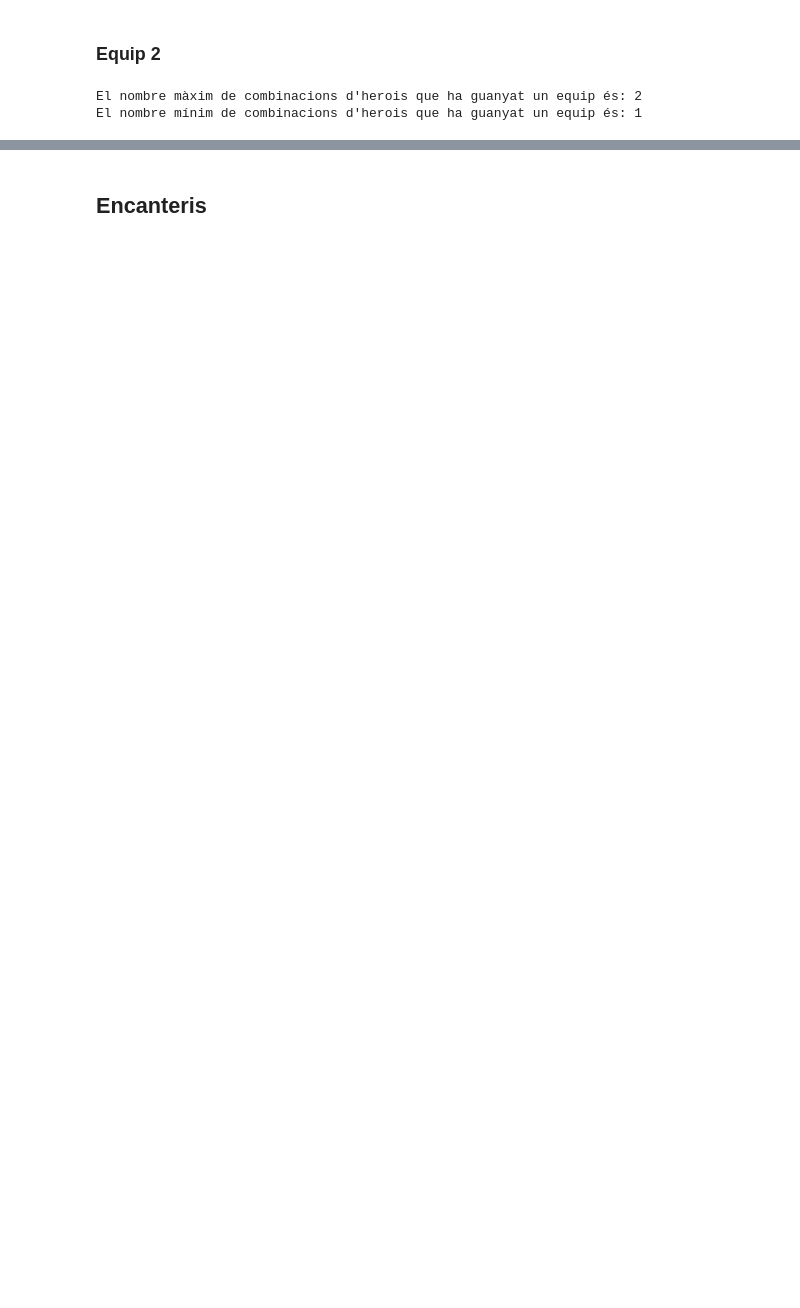
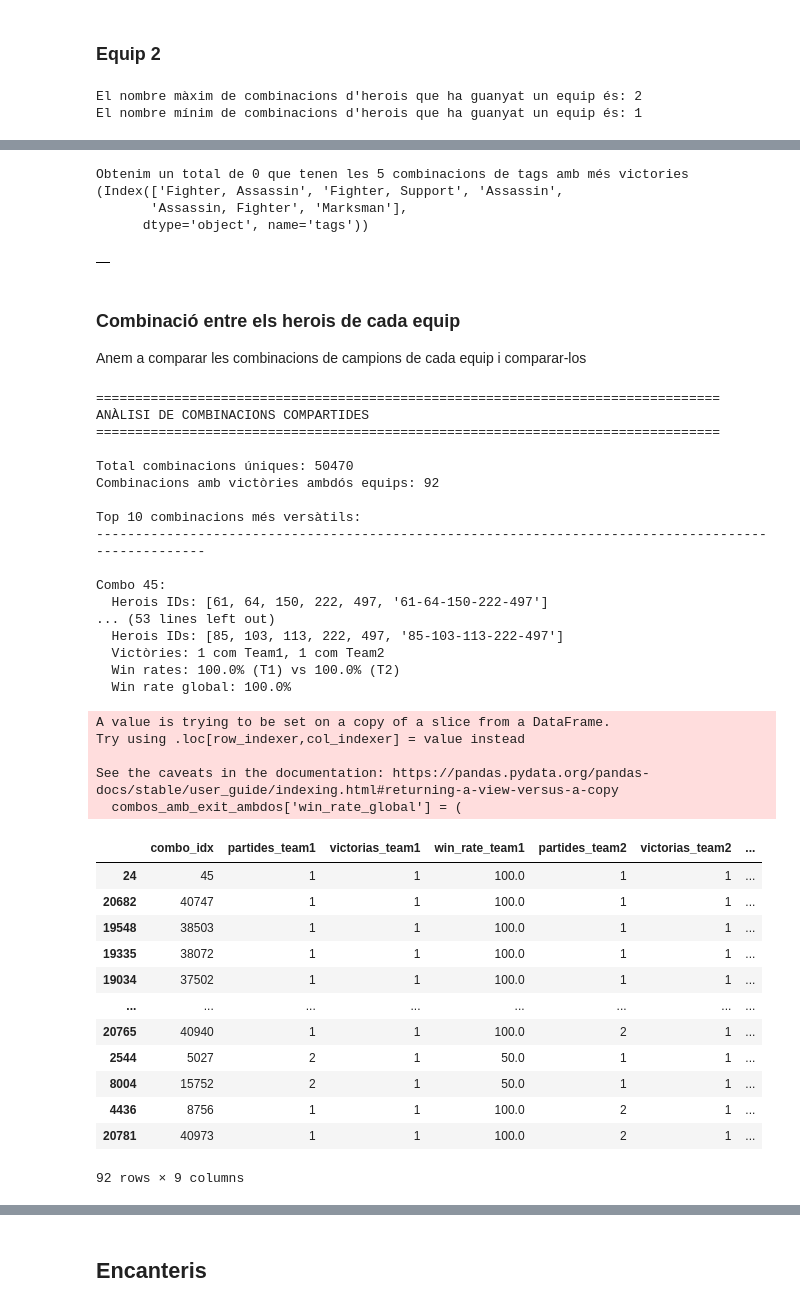
Before and after one commit to NIU1710545/Kaggle-Code, a Jupyter notebook: Anàlisi_de_dades/Combinacions_herois_i_encanteris.ipynb, the cells around one changed output, grey strips where cells are left out. Saved outputs shown, nothing was run; the diff lists cells and outputs as text; code cells hidden in the pictures; blank space fills up the shorter version.

```diff
--- a/Anàlisi_de_dades/Combinacions_herois_i_encanteris.ipynb
+++ b/Anàlisi_de_dades/Combinacions_herois_i_encanteris.ipynb
@@ -388,0 +440,74 @@ Total de herois únics: 18
+# %%
+# Obtenir tags més comuns
+top_n = 5
+top_tags = data_herois_df['tags'].dropna().explode().value_counts().head(top_n).index
+top_tags_set = set(top_tags)
+
+# Crear una columna temporal amb el nombre de tags coincidents
+def count_matching_tags(tags_list):
+    if not isinstance(tags_list, list):
+        return 0
+    return sum(1 for tag in tags_list if tag in top_tags_set)
+
+data_herois_df['matching_tags_count'] = data_herois_df['tags'].apply(count_matching_tags)
+
+# Filtrar herois amb almenys 1 tag coincident i ordenar per rellevància
+millors_herois_df = data_herois_df[data_herois_df['matching_tags_count'] > 0]
+millors_herois_df = millors_herois_df.sort_values('matching_tags_count', ascending=False)
+
+# Eliminar la columna temporal (opcional)
+millors_herois_df = millors_herois_df.drop(columns=['matching_tags_count'])
+
+# Guardar en llista
+millors_herois = millors_herois_df.to_dict('records')
+millors_herois_df = pd.DataFrame(millors_herois)
+print(f"Obtenim un total de {len(millors_herois)} que tenen les 5 combinacions de tags amb més victories ({top_tags})")
+
+millors_herois_df.head(5)
+# %% [output]
+Obtenim un total de 0 que tenen les 5 combinacions de tags amb més victories (Index(['Fighter, Assassin', 'Fighter, Support', 'Assassin',
+       'Assassin, Fighter', 'Marksman'],
+      dtype='object', name='tags'))
+|  |
+# %% [markdown]
+### Combinació entre els herois de cada equip
+Anem a comparar les combinacions de campions de cada equip i comparar-los
+# %%
+resultats = analisi_profund_combinacions_compartides(DataSet_reduit, combinacions_equips_df)
+resultats
+# %% [output]
+================================================================================
+ANÀLISI DE COMBINACIONS COMPARTIDES
+================================================================================
+
+Total combinacions úniques: 50470
+Combinacions amb victòries ambdós equips: 92
+
+Top 10 combinacions més versàtils:
+----------------------------------------------------------------------------------------------------
+
+Combo 45:
+  Herois IDs: [61, 64, 150, 222, 497, '61-64-150-222-497']
+... (53 lines left out)
+  Herois IDs: [85, 103, 113, 222, 497, '85-103-113-222-497']
+  Victòries: 1 com Team1, 1 com Team2
+  Win rates: 100.0% (T1) vs 100.0% (T2)
+  Win rate global: 100.0%
+A value is trying to be set on a copy of a slice from a DataFrame.
+Try using .loc[row_indexer,col_indexer] = value instead
+
+See the caveats in the documentation: https://pandas.pydata.org/pandas-docs/stable/user_guide/indexing.html#returning-a-view-versus-a-copy
+  combos_amb_exit_ambdos['win_rate_global'] = (
+|  | combo_idx | partides_team1 | victorias_team1 | win_rate_team1 | partides_team2 | victorias_team2 | ... |
+| 24 | 45 | 1 | 1 | 100.0 | 1 | 1 | ... |
+| 20682 | 40747 | 1 | 1 | 100.0 | 1 | 1 | ... |
+| 19548 | 38503 | 1 | 1 | 100.0 | 1 | 1 | ... |
+| 19335 | 38072 | 1 | 1 | 100.0 | 1 | 1 | ... |
+| 19034 | 37502 | 1 | 1 | 100.0 | 1 | 1 | ... |
+| ... | ... | ... | ... | ... | ... | ... | ... |
+| 20765 | 40940 | 1 | 1 | 100.0 | 2 | 1 | ... |
+| 2544 | 5027 | 2 | 1 | 50.0 | 1 | 1 | ... |
+| 8004 | 15752 | 2 | 1 | 50.0 | 1 | 1 | ... |
+| 4436 | 8756 | 1 | 1 | 100.0 | 2 | 1 | ... |
+| 20781 | 40973 | 1 | 1 | 100.0 | 2 | 1 | ... |
+92 rows × 9 columns
```
Also changed, not shown: parts of 24 cells of this notebook, 1 other file.
